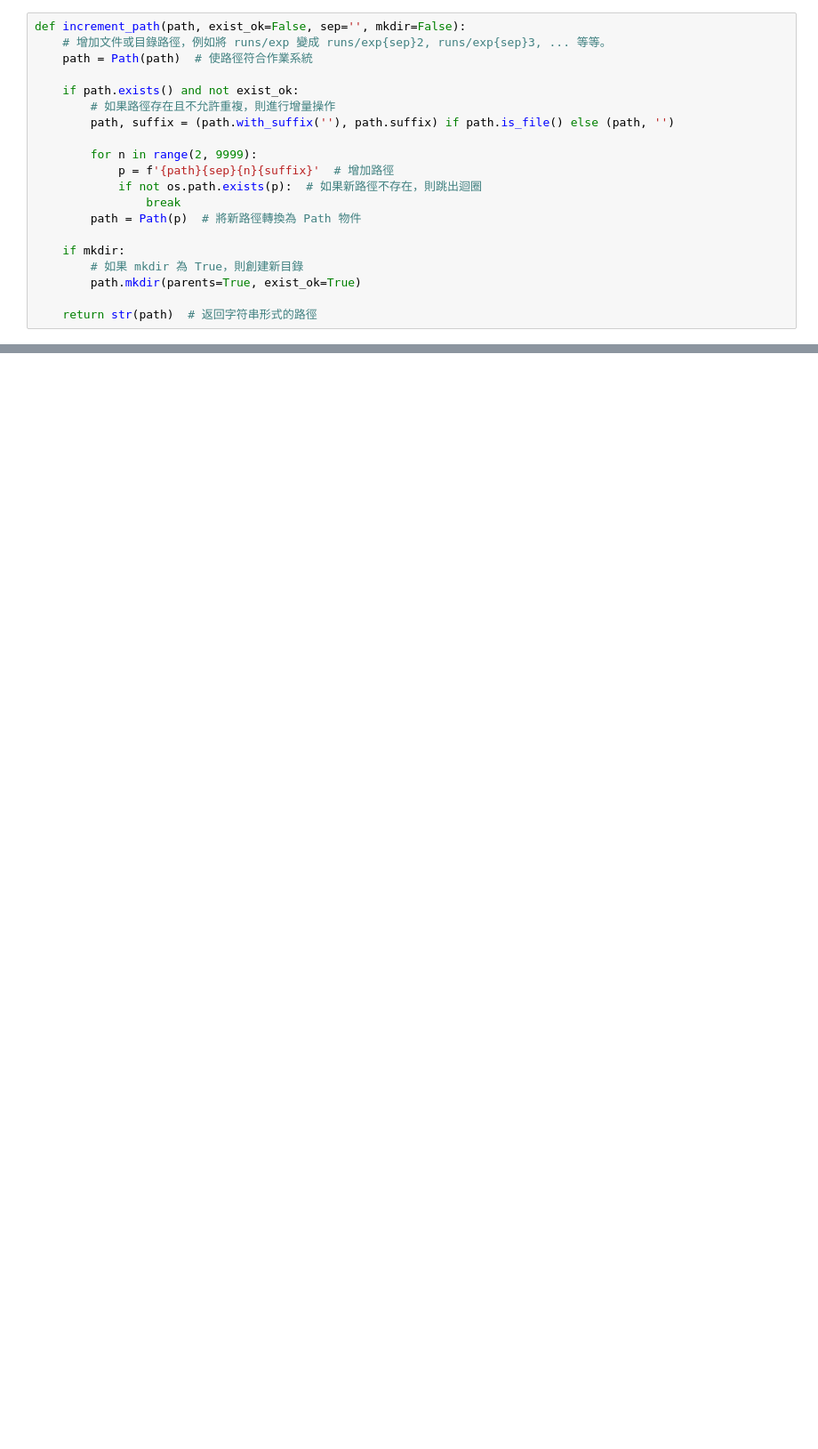
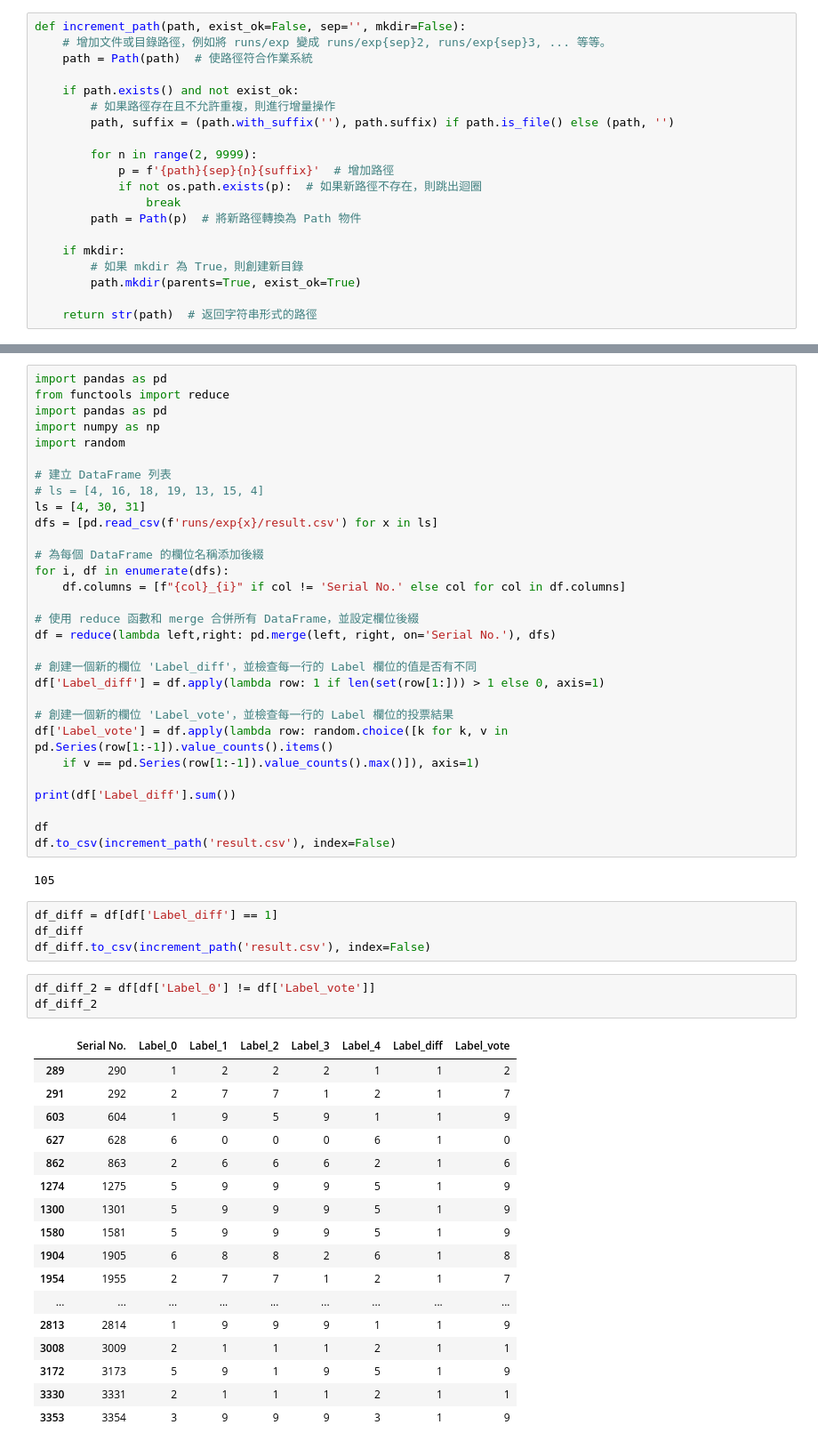
Before and after one commit to Royyang1203/School_work, a Jupyter notebook: S6/DL/hw3_online-character-recognition/410921208_hw3.ipynb, the cells around one changed output, grey strips where cells are left out. Shown at 89% size. Drawn from its saved outputs; the diff is of its cells as text; blank space fills up the shorter version.

```diff
--- a/S6/DL/hw3_online-character-recognition/410921208_hw3.ipynb
+++ b/S6/DL/hw3_online-character-recognition/410921208_hw3.ipynb
@@ -563,0 +764,57 @@ df[df_diff.any(axis=1)]
+# %%
+import pandas as pd
+from functools import reduce
+import pandas as pd
+import numpy as np
+import random
+
+# 建立 DataFrame 列表
+# ls = [4, 16, 18, 19, 13, 15, 4]
+ls = [4, 30, 31]
+dfs = [pd.read_csv(f'runs/exp{x}/result.csv') for x in ls]
+
+# 為每個 DataFrame 的欄位名稱添加後綴
+for i, df in enumerate(dfs):
+    df.columns = [f"{col}_{i}" if col != 'Serial No.' else col for col in df.columns]
+
+# 使用 reduce 函數和 merge 合併所有 DataFrame，並設定欄位後綴
+df = reduce(lambda left,right: pd.merge(left, right, on='Serial No.'), dfs)
+
+# 創建一個新的欄位 'Label_diff'，並檢查每一行的 Label 欄位的值是否有不同
+df['Label_diff'] = df.apply(lambda row: 1 if len(set(row[1:])) > 1 else 0, axis=1)
+
+# 創建一個新的欄位 'Label_vote'，並檢查每一行的 Label 欄位的投票結果
+df['Label_vote'] = df.apply(lambda row: random.choice([k for k, v in pd.Series(row[1:-1]).value_counts().items()
+    if v == pd.Series(row[1:-1]).value_counts().max()]), axis=1)
+
+print(df['Label_diff'].sum())
+
+df
+df.to_csv(increment_path('result.csv'), index=False)
+# %% [output]
+105
+# %%
+df_diff = df[df['Label_diff'] == 1]
+df_diff
+df_diff.to_csv(increment_path('result.csv'), index=False)
+# %%
+df_diff_2 = df[df['Label_0'] != df['Label_vote']]
+df_diff_2
+# %% [output]
+|  | Serial No. | Label_0 | Label_1 | Label_2 | Label_3 | Label_4 | Label_diff | Label_vote |
+| 289 | 290 | 1 | 2 | 2 | 2 | 1 | 1 | 2 |
+| 291 | 292 | 2 | 7 | 7 | 1 | 2 | 1 | 7 |
+| 603 | 604 | 1 | 9 | 5 | 9 | 1 | 1 | 9 |
+| 627 | 628 | 6 | 0 | 0 | 0 | 6 | 1 | 0 |
+| 862 | 863 | 2 | 6 | 6 | 6 | 2 | 1 | 6 |
+| 1274 | 1275 | 5 | 9 | 9 | 9 | 5 | 1 | 9 |
+| 1300 | 1301 | 5 | 9 | 9 | 9 | 5 | 1 | 9 |
+| 1580 | 1581 | 5 | 9 | 9 | 9 | 5 | 1 | 9 |
+| 1904 | 1905 | 6 | 8 | 8 | 2 | 6 | 1 | 8 |
+| 1954 | 1955 | 2 | 7 | 7 | 1 | 2 | 1 | 7 |
+| ... | ... | ... | ... | ... | ... | ... | ... | ... |
+| 2813 | 2814 | 1 | 9 | 9 | 9 | 1 | 1 | 9 |
+| 3008 | 3009 | 2 | 1 | 1 | 1 | 2 | 1 | 1 |
+| 3172 | 3173 | 5 | 9 | 1 | 9 | 5 | 1 | 9 |
+| 3330 | 3331 | 2 | 1 | 1 | 1 | 2 | 1 | 1 |
+| 3353 | 3354 | 3 | 9 | 9 | 9 | 3 | 1 | 9 |
```
Also changed, not shown: parts of 23 cells of this notebook, 2 other files.
